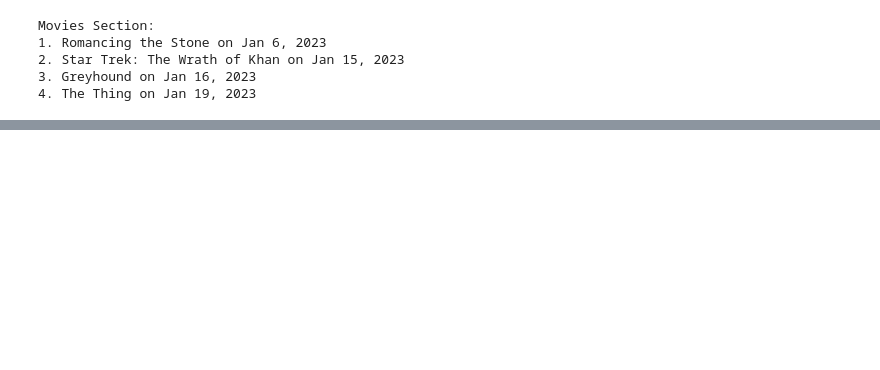
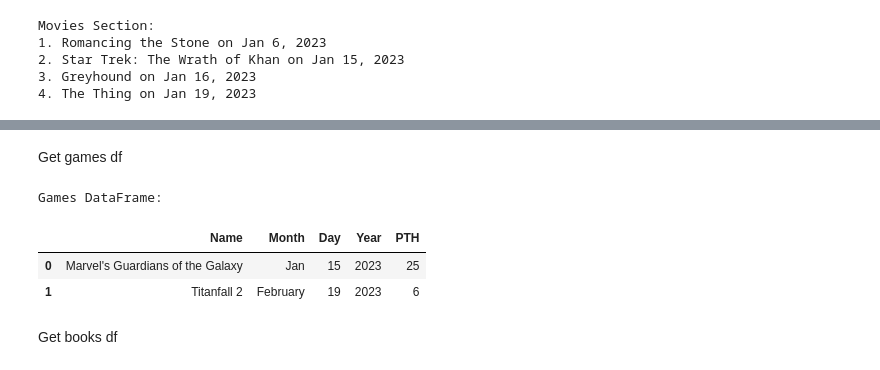
Before and after one commit to SanAntonik/time_counter, a Jupyter notebook: playground.ipynb, the cells around one changed output, grey strips where cells are left out. Drawn from its saved outputs; the diff is of its cells as text; code cells hidden in the pictures; blank space fills up the shorter version.

```diff
--- a/playground.ipynb
+++ b/playground.ipynb
@@ -124,0 +131,27 @@ Movies DataFrame:
+# %% [markdown]
+Get games df
+# %%
+# Find the 'Games:' section using the regular expression
+games_section = re.search(r"Games:(.*?)$", content, re.DOTALL).group(1).strip()
+
+# Define a regular expression pattern for extracting game information
+game_pattern = re.compile(r'\d+\. ([^\n]+) on ([A-Za-z]+) (\d{1,2}), (\d{4}) \((\d+) hours\)')
+
+# Extract game information using the pattern
+game_data = game_pattern.findall(games_section)
+
+# 'PTH' stands for 'Play Time in Hours'
+cols=["Name", "Month", "Day", "Year", "PTH"]
+# Create a pandas DataFrame for games
+games_df = pd.DataFrame(game_data, columns=cols)
+
+# Print the DataFrame
+print("Games DataFrame:")
+games_df
+# %% [output]
+Games DataFrame:
+|  | Name | Month | Day | Year | PTH |
+| 0 | Marvel's Guardians of the Galaxy | Jan | 15 | 2023 | 25 |
+| 1 | Titanfall 2 | February | 19 | 2023 | 6 |
+# %% [markdown]
+Get books df
```
Also changed, not shown: parts of 14 cells of this notebook.
